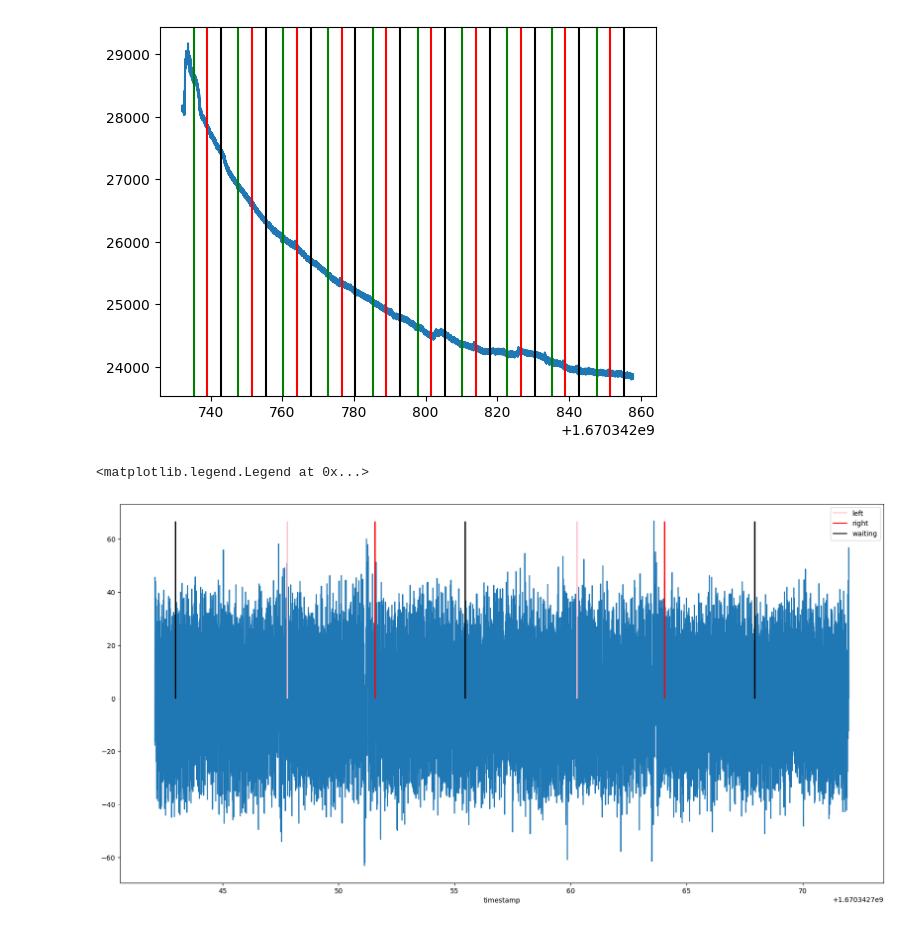
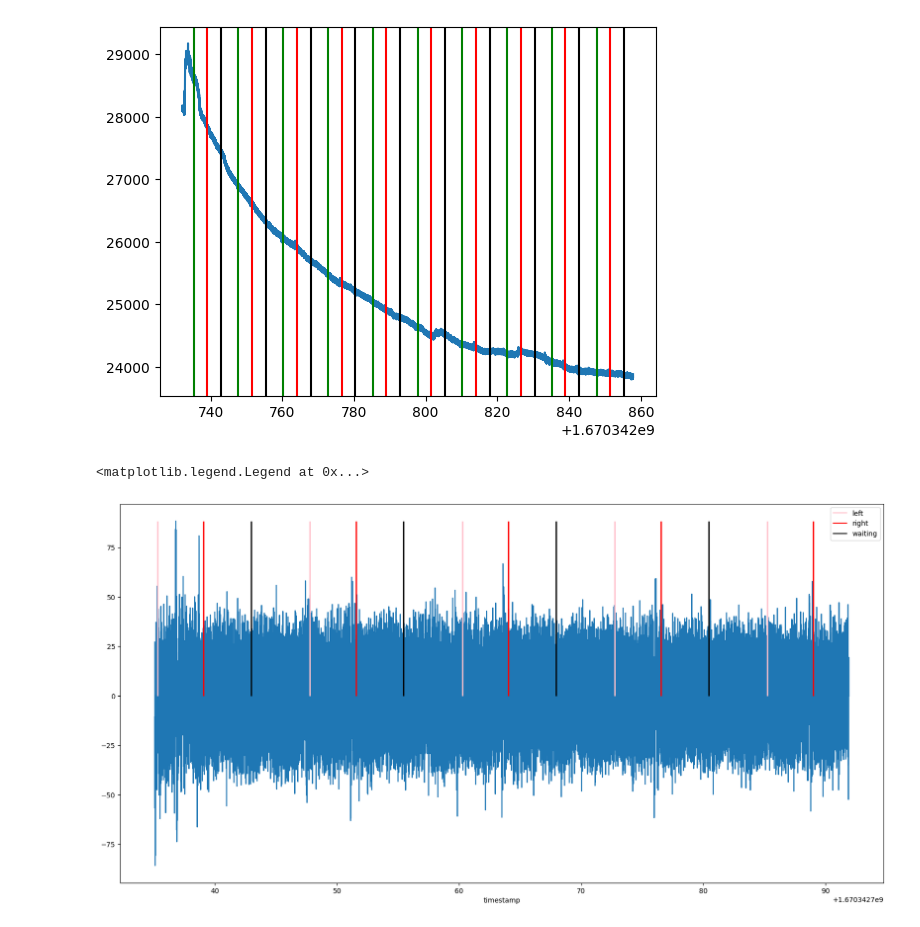
Before and after one commit to danburonline/eye-wink, a Jupyter notebook: exploration/02_experiment-setup/markers.ipynb, the cells around one changed output. Saved outputs shown, nothing was run; the diff lists cells and outputs as text; code cells hidden in the pictures.

```diff
--- a/exploration/02_experiment-setup/markers.ipynb
+++ b/exploration/02_experiment-setup/markers.ipynb
@@ -177,32 +177,32 @@ import pandas as pd
 import idun_sdk # Internal IDUN SDK for preprocessing etc
 
 
-dfMergedNew = pd.read_csv('merged.csv')[2500:10000]
+dfMergedNew = pd.read_csv('merged.csv')[750:15000]
 filteredNewNewData = idun_sdk.do_highpass(dfMergedNew['ch1'], 2, 250)
 
 # merge the filtered data with the dataframe on the ch1 column
 dfMergedNew['ch1'] = filteredNewNewData
 
 # plot the ch1 column of the merged data
 dfMergedNew.plot(x='timestamp', y='ch1', figsize=(20, 10))
 
 # Get the x-coordinates of the markers from the timestamps
 marker_timestamps = dfMergedNew[dfMergedNew["marker"].notnull()]["timestamp"]
 
 # Get the y-coordinates of the markers
 marker_y = dfMergedNew[dfMergedNew["marker"].notnull()]["ch1"]
 
 # Get the colors of the markers
 marker_colors = dfMergedNew[dfMergedNew["marker"].notnull()]["marker"].map({
     "left": "pink",
     "right": "red",
     "waiting": "black"
 })
 
 # Plot the markers as vertical lines
 plt.vlines(marker_timestamps, 0, dfMergedNew["ch1"].max(), marker_colors, linewidth=2)
 # create labels for the markers in the plot without Patches
 plt.legend(handles=[plt.Line2D([], [], color=color, label=label) for label, color in zip(["left", "right", "waiting"], ["pink", "red", "black"])])
 # %% [output]
 <matplotlib.legend.Legend at 0x...>
-[figure, old version]
+[figure, new version]
```
Also changed, not shown: 16 other files.
